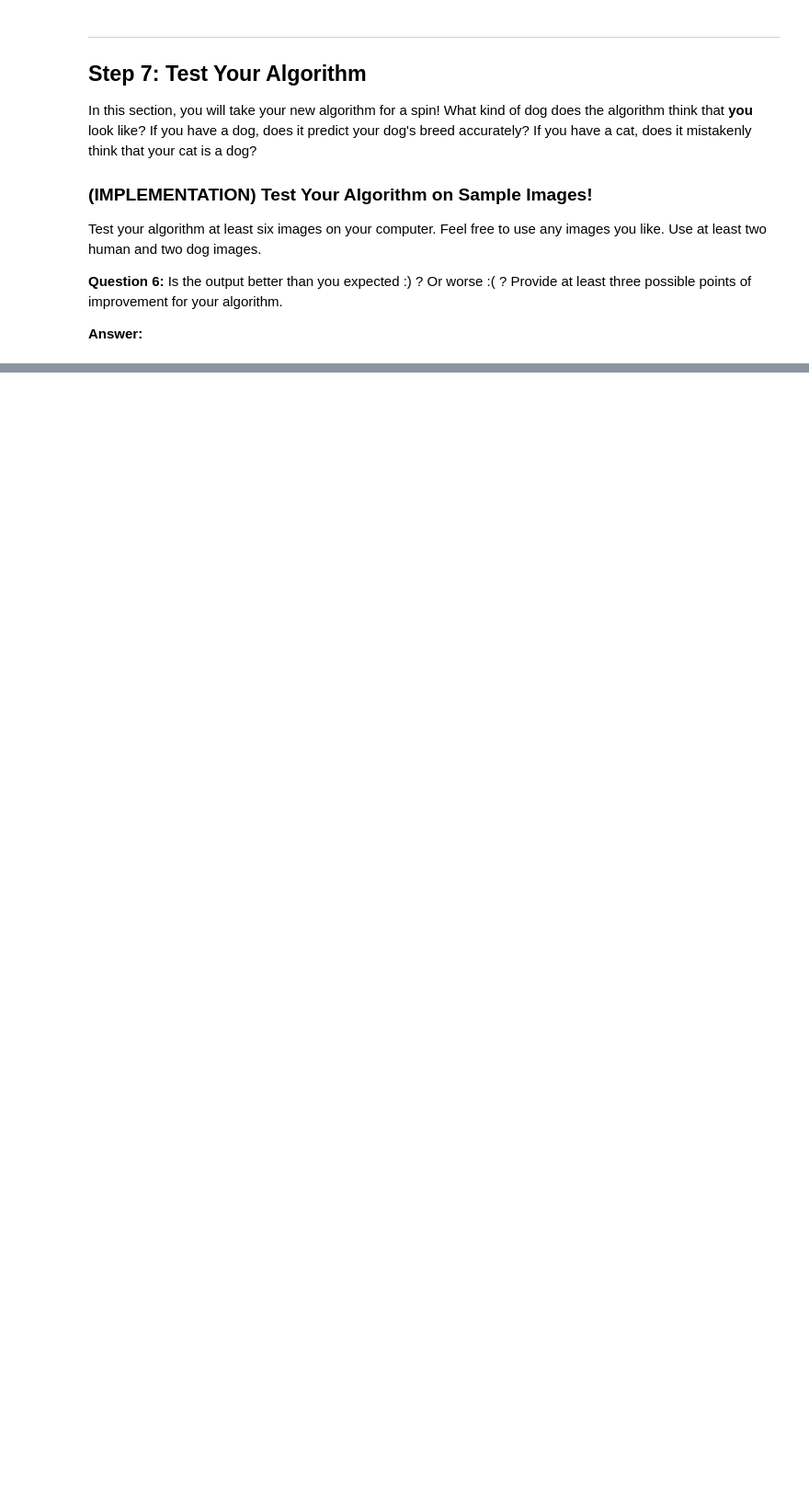
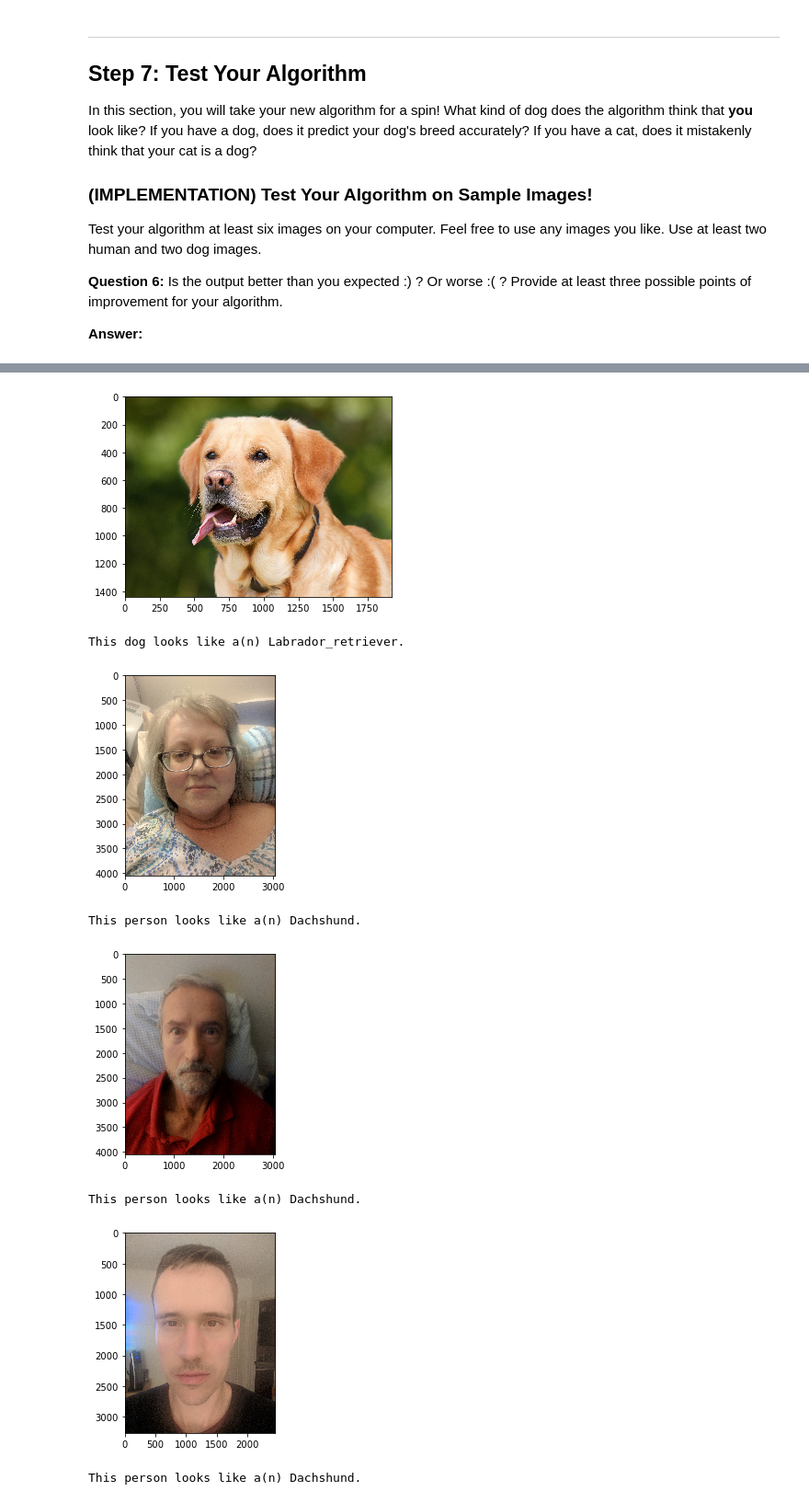
Before and after one commit to Tomesco/dog-breed-classifier, a Jupyter notebook: dog_app.ipynb, the cells around one changed output, grey strips where cells are left out. Shown at 92% size. Saved outputs shown, nothing was run; the diff lists cells and outputs as text; code cells hidden in the pictures; blank space fills up the shorter version.

```diff
--- a/dog_app.ipynb
+++ b/dog_app.ipynb
@@ -758,0 +720,27 @@ __Answer:__
+# %%
+%matplotlib inline
+
+my_test_files = np.array(glob("test_images/*"))
+
+for test_image in my_test_files:
+
+    # load color (BGR) image
+    img = cv2.imread(test_image)
+
+    # convert BGR image to RGB for plotting
+    cv_rgb = cv2.cvtColor(img, cv2.COLOR_BGR2RGB)
+
+    # display the image, along with bounding box
+    plt.imshow(cv_rgb)
+    plt.show()
+
+    canine_companion_classifier(test_image)
+# %% [output]
+[figure, added]
+This dog looks like a(n) Labrador_retriever.
+[figure, added]
+This person looks like a(n) Dachshund.
+[figure, added]
+This person looks like a(n) Dachshund.
+[figure, added]
+This person looks like a(n) Dachshund.
```
Also changed, not shown: parts of 17 cells of this notebook, 6 other files.
